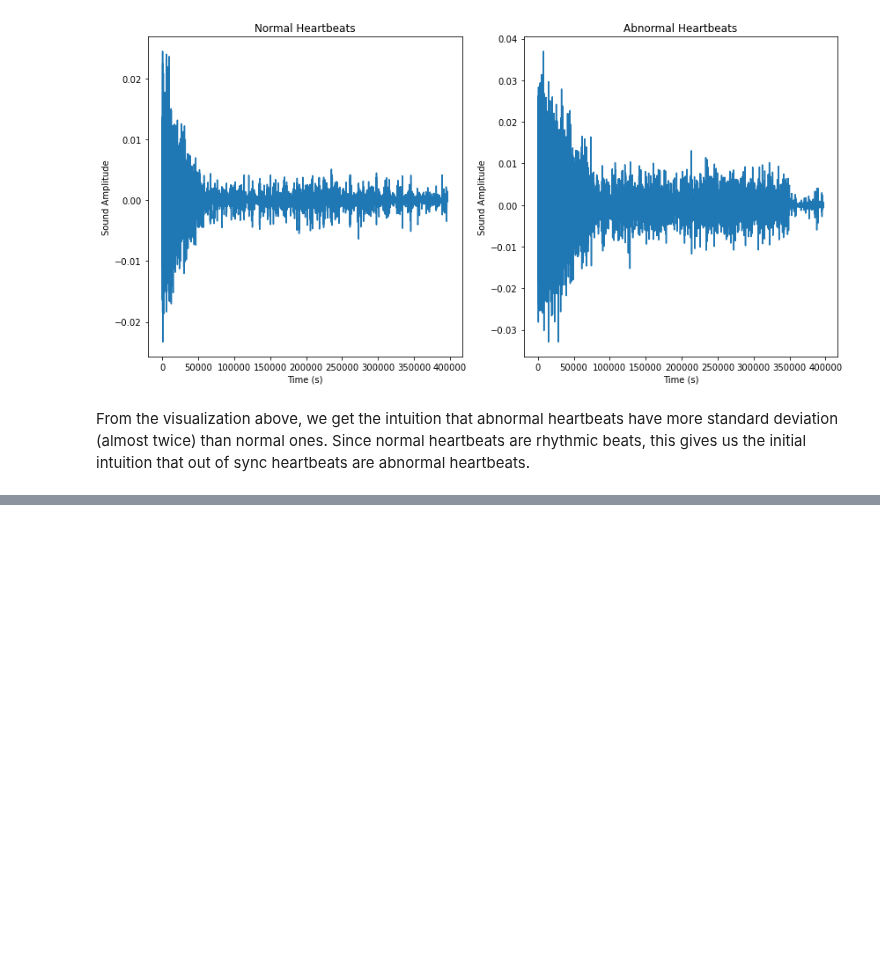
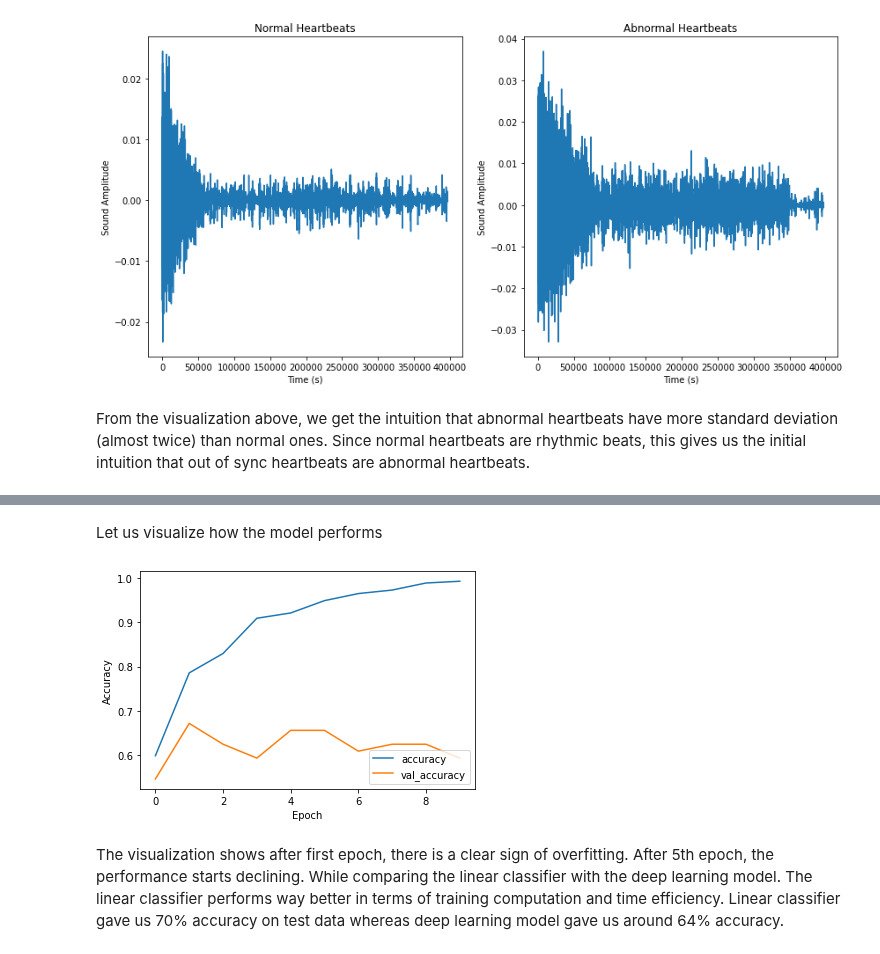
Before and after one commit to syednayeemridwan/data-science-projects, a Jupyter notebook: Heartbeat Classification/heartbeat classification.ipynb, the cells around one changed output, grey strips where cells are left out. Saved outputs shown, nothing was run; the diff lists cells and outputs as text; code cells hidden in the pictures; blank space fills up the shorter version.

```diff
--- a/Heartbeat Classification/heartbeat classification.ipynb
+++ b/Heartbeat Classification/heartbeat classification.ipynb
@@ -199,0 +310,23 @@ From the visualization above, we get the intuition that abnormal heartbeats have
+# %%
+import tensorflow as tf
+from tensorflow.keras.models import Sequential
+from tensorflow.keras.layers import Conv1D, MaxPooling1D, Flatten, Dense, Dropout
+
+target_length = X_train.shape[1]
+
+# Define the model
+model = Sequential([
+    Conv1D(filters=16, kernel_size=3, activation='relu', input_shape=(target_length, 1)),
+    MaxPooling1D(pool_size=2),
+    Conv1D(filters=32, kernel_size=3, activation='relu'),
+    MaxPooling1D(pool_size=2),
+    Flatten(),
+    Dense(64, activation='relu'),
+    Dropout(0.2),
+    Dense(1, activation='sigmoid')
+])
+
+# Compile the model
+model.compile(optimizer='adam', loss='binary_crossentropy', metrics=['accuracy'])
+
+model.summary()
@@ -199,0 +353,8 @@ From the visualization above, we get the intuition that abnormal heartbeats have
+# %%
+
+# Train the model
+history = model.fit(X_train, y_train, epochs=10, batch_size=32, validation_split=0.2)
+
+# Evaluate the model
+loss, accuracy = model.evaluate(X_test, y_test)
+print(f'Test accuracy: {accuracy}')
@@ -199,0 +379,15 @@ From the visualization above, we get the intuition that abnormal heartbeats have
+# %% [markdown]
+Let us visualize how the model performs
+# %%
+
+# Plot training history
+plt.plot(history.history['accuracy'], label='accuracy')
+plt.plot(history.history['val_accuracy'], label='val_accuracy')
+plt.xlabel('Epoch')
+plt.ylabel('Accuracy')
+plt.legend(loc='lower right')
+plt.show()
+# %% [output]
+[figure, added]
+# %% [markdown]
+The visualization shows after first epoch, there is a clear sign of overfitting. After 5th epoch, the performance starts declining. While comparing the linear classifier with the deep learning model. The linear classifier performs way better in terms of training computation and time efficiency. Linear classifier gave us 70% accuracy on test data whereas deep learning model gave us around 64% accuracy.
```
Also changed, not shown: parts of 17 cells of this notebook.
